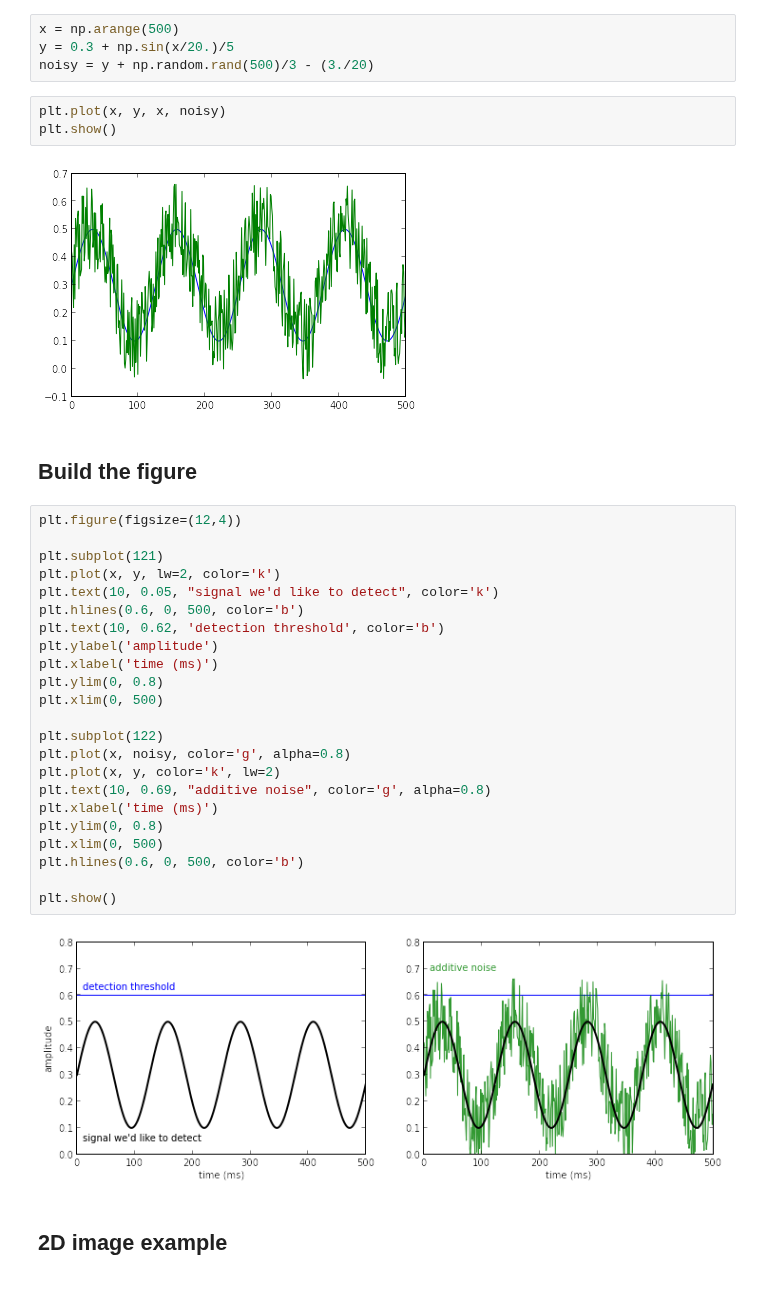
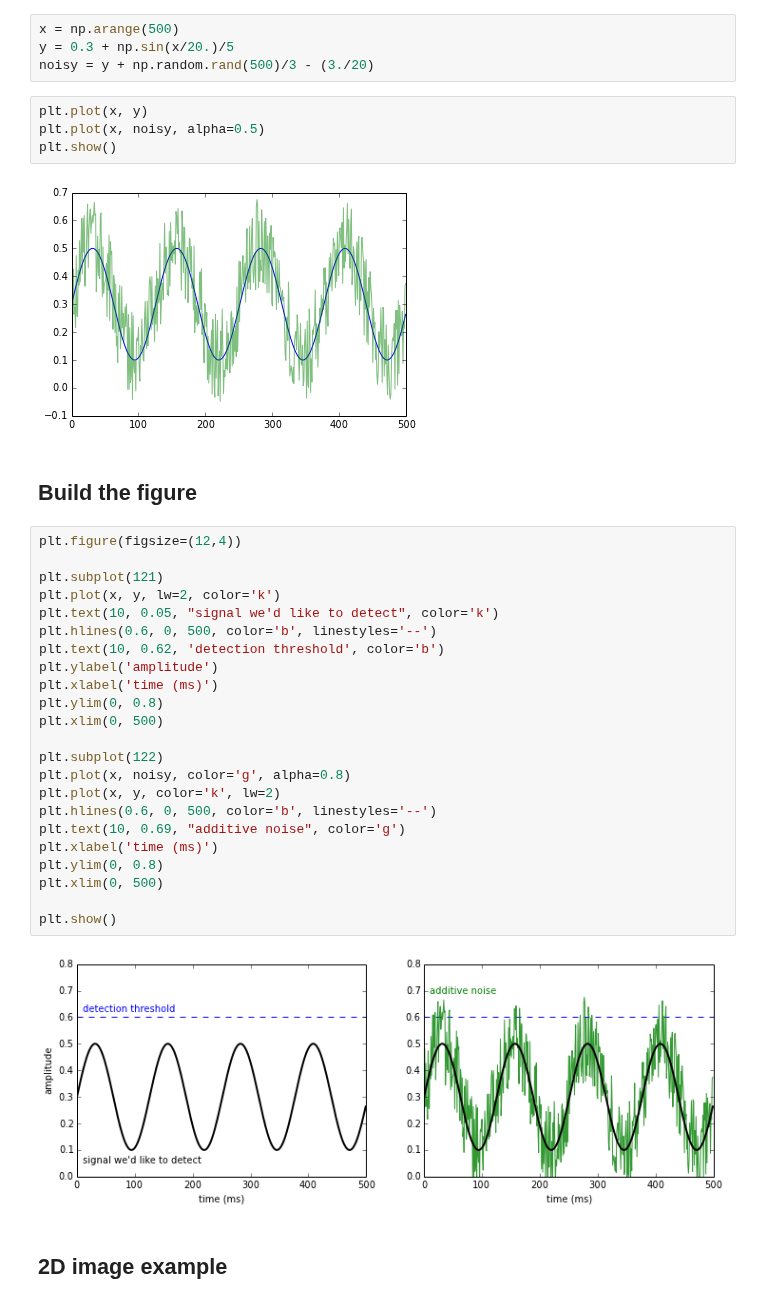
Before and after one commit to kwinkunks/notebooks, a Jupyter notebook: Stochastic_resonance.ipynb, the cells around one changed output. Cells and saved outputs as stored; diff of their text form.

```diff
--- a/Stochastic_resonance.ipynb
+++ b/Stochastic_resonance.ipynb
@@ -11,10 +13,11 @@ x = np.arange(500)
 y = 0.3 + np.sin(x/20.)/5
 noisy = y + np.random.rand(500)/3 - (3./20)
 # %%
-plt.plot(x, y, x, noisy)
+plt.plot(x, y)
+plt.plot(x, noisy, alpha=0.5)
 plt.show()
 # %% [output]
-[figure, old version]
+[figure, new version]
 # %% [markdown]
 ## Build the figure
 # %%
@@ -23,7 +26,7 @@ plt.figure(figsize=(12,4))
 plt.subplot(121)
 plt.plot(x, y, lw=2, color='k')
 plt.text(10, 0.05, "signal we'd like to detect", color='k')
-plt.hlines(0.6, 0, 500, color='b')
+plt.hlines(0.6, 0, 500, color='b', linestyles='--')
 plt.text(10, 0.62, 'detection threshold', color='b')
 plt.ylabel('amplitude')
 plt.xlabel('time (ms)')
@@ -33,15 +36,15 @@ plt.xlim(0, 500)
 plt.subplot(122)
 plt.plot(x, noisy, color='g', alpha=0.8)
 plt.plot(x, y, color='k', lw=2)
-plt.text(10, 0.69, "additive noise", color='g', alpha=0.8)
+plt.hlines(0.6, 0, 500, color='b', linestyles='--')
+plt.text(10, 0.69, "additive noise", color='g')
 plt.xlabel('time (ms)')
 plt.ylim(0, 0.8)
 plt.xlim(0, 500)
-plt.hlines(0.6, 0, 500, color='b')
 
 plt.show()
 # %% [output]
-[figure, old version]
+[figure, new version]
 # %% [markdown]
 ## 2D image example
 # %% [markdown]
```
Also changed, not shown: parts of 16 cells of this notebook, 1 other file.
